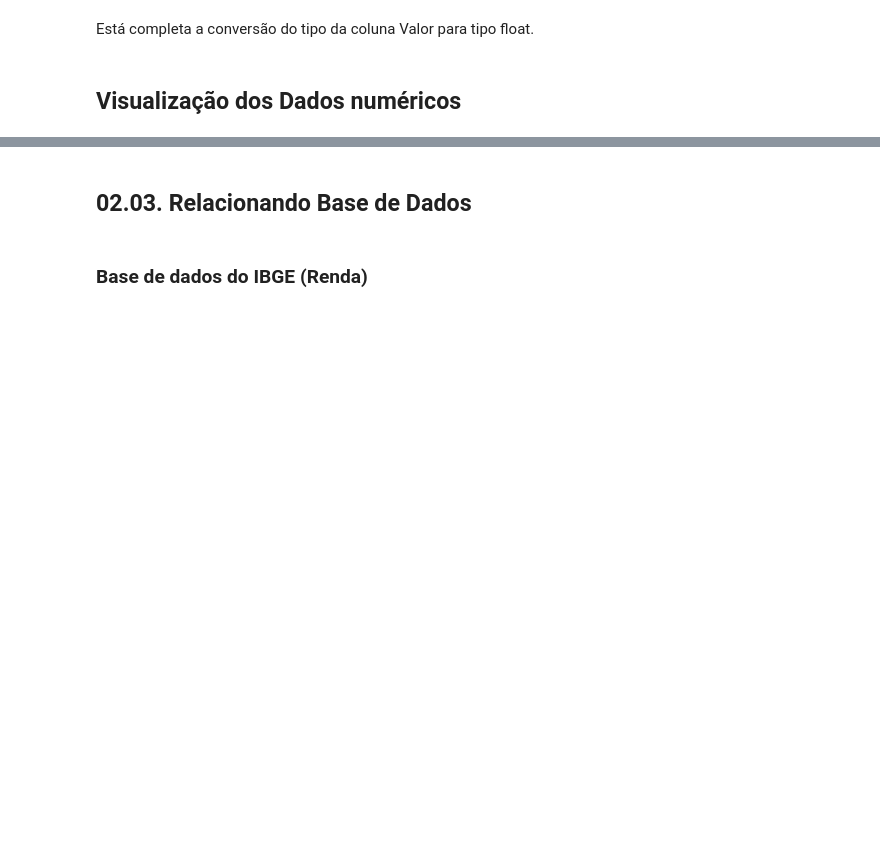
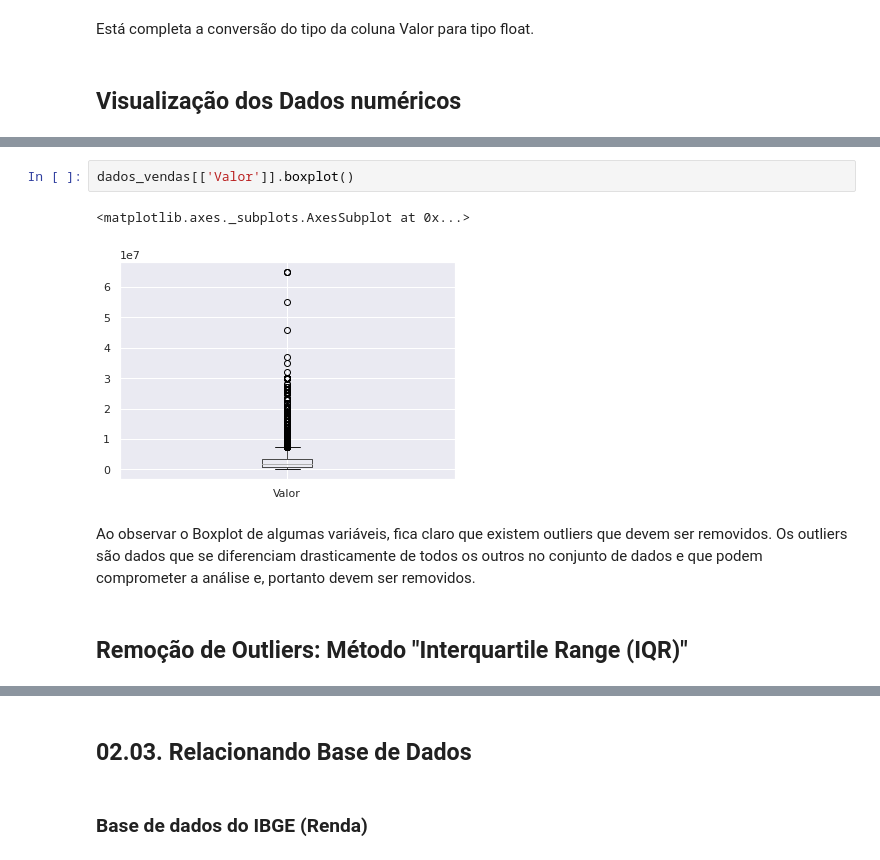
Before and after one commit to yorinori/imersao_dados4_Alura, a Jupyter notebook: Projeto_Final_LeandroYorinori_Imersao_dados_04.ipynb, the cells around one changed output, grey strips where cells are left out. Cells and saved outputs as stored; diff of their text form; blank space fills up the shorter version.

```diff
--- a/Projeto_Final_LeandroYorinori_Imersao_dados_04.ipynb
+++ b/Projeto_Final_LeandroYorinori_Imersao_dados_04.ipynb
@@ -230,0 +253,9 @@ Está completa a conversão do tipo da coluna Valor para tipo float.
+# %%
+dados_vendas[['Valor']].boxplot()
+# %% [output]
+<matplotlib.axes._subplots.AxesSubplot at 0x...>
+[figure, added]
+# %% [markdown]
+Ao observar o Boxplot de algumas variáveis, fica claro que existem outliers que devem ser removidos. Os outliers são dados que se diferenciam drasticamente de todos os outros no conjunto de dados e que podem comprometer a análise e, portanto devem ser removidos.
+# %% [markdown]
+## Remoção de Outliers: Método "Interquartile Range (IQR)"
```
Also changed, not shown: parts of 8 cells of this notebook.
